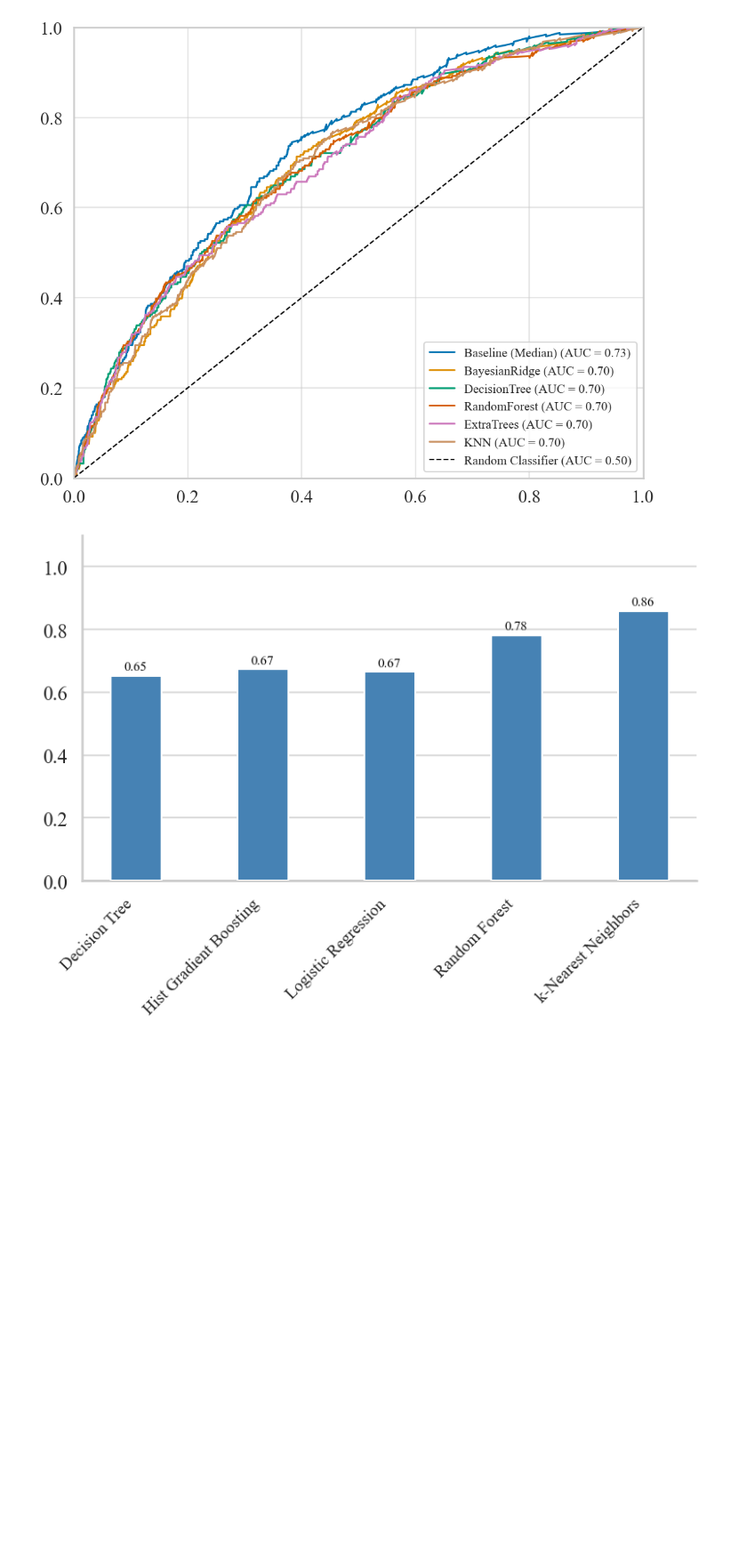
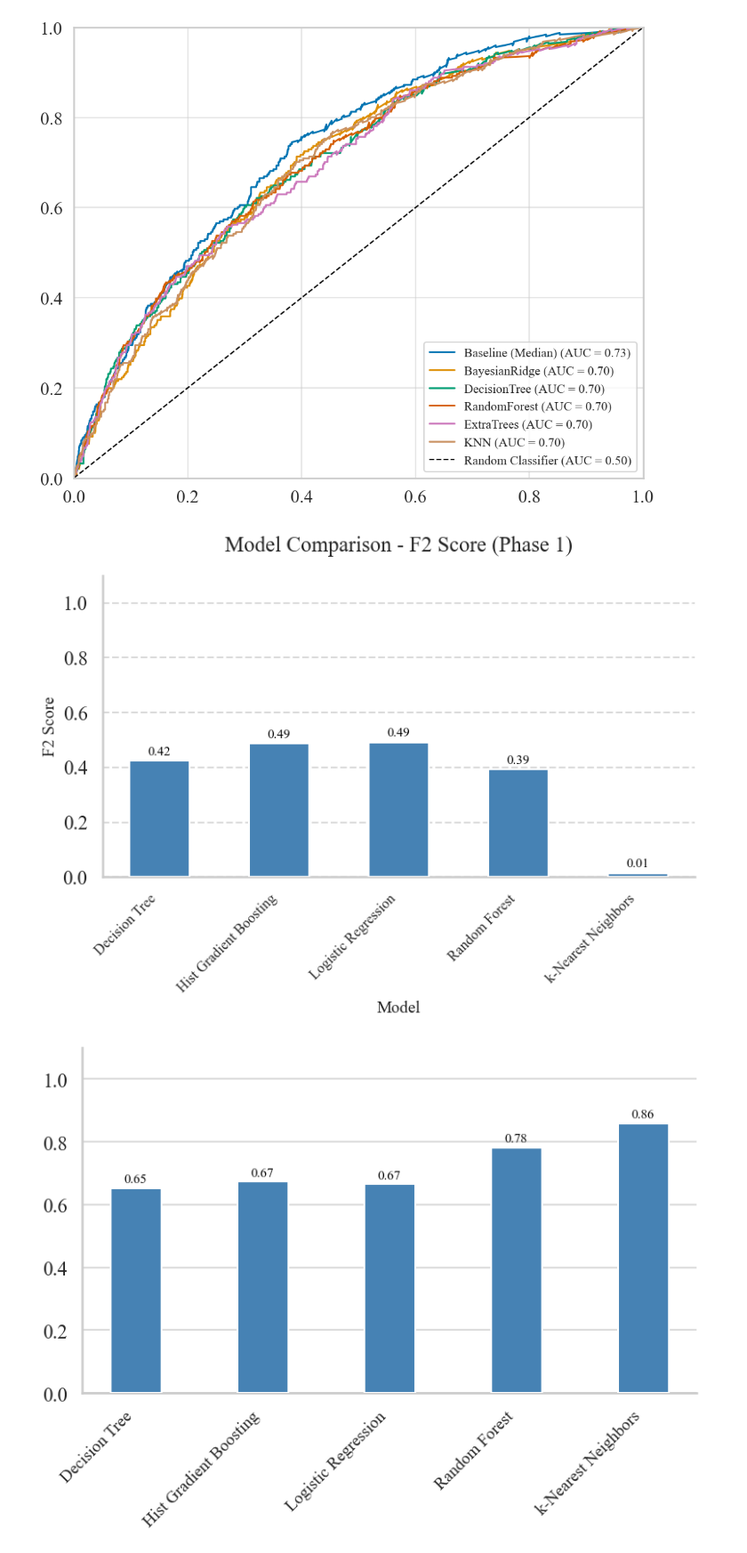
Before and after one commit to francescolatino67/icu_challenge, a Jupyter notebook: images_generator.ipynb, the cells around one changed output. Shown at 89% size. Saved outputs shown, nothing was run; the diff lists cells and outputs as text; code cells hidden in the pictures; blank space fills up the shorter version.

Commit message:
Generated presentation images

```diff
--- a/images_generator.ipynb
+++ b/images_generator.ipynb
@@ -365,6 +365,69 @@ plt.tight_layout()
 plt.savefig('results/roc_curves_phase2.png', dpi=300)
 # %% [output]
 [figure]
+# %%
+# --- 1. Set Font Configuration ---
+plt.rcParams['font.family'] = 'serif'
+plt.rcParams['font.serif'] = ['Times New Roman', 'Times', 'DejaVu Serif']
+plt.rcParams['font.size'] = 14
+
+# --- 2. Load Data and Compute F2 Score ---
+try:
+    df = pd.read_csv('phase1_metrics.csv')
+except FileNotFoundError:
+    df = pd.read_csv('results/phase1_metrics.csv')
+
+# Pivot the table to access Precision and Recall easily
+df_pivot = df.pivot(index='Model', columns='Metric', values='Value').reset_index()
+
+# Calculate F2 Score
+# Formula: (1 + beta^2) * (P * R) / ((beta^2 * P) + R) with beta = 2
+beta = 2
+df_pivot['F2 Score'] = (1 + beta**2) * (df_pivot['Precision'] * df_pivot['Recall']) / \
+                       ((beta**2 * df_pivot['Precision']) + df_pivot['Recall'])
+
+# Handle potential NaNs if denominator is 0
+df_pivot['F2 Score'] = df_pivot['F2 Score'].fillna(0)
+
+# Sort by Model for consistency
+df_pivot = df_pivot.sort_values('Model')
+
+# --- 3. Plotting ---
+plt.figure(figsize=(8, 6))
+
+# Create Bar Plot with same style as before
+bars = plt.bar(df_pivot['Model'], df_pivot['F2 Score'],
+               color='steelblue', zorder=3, width=0.5)
+
+# Titles and Labels
+plt.title('Model Comparison - F2 Score (Phase 1)', fontsize=18, pad=20)
+plt.ylabel('F2 Score', fontsize=14)
+plt.xlabel('Model', fontsize=14)
+
+# Rotate x-axis labels
+plt.xticks(rotation=45, ha='right', fontsize=12)
+
+# Styling: clean borders and horizontal grid only
+ax = plt.gca()
+ax.spines['top'].set_visible(False)
+ax.spines['right'].set_visible(False)
+ax.grid(axis='y', linestyle='--', alpha=0.7, zorder=0)
+ax.xaxis.grid(False)
+
+# Annotations
+for bar in bars:
+    height = bar.get_height()
+    plt.text(bar.get_x() + bar.get_width()/2., height + 0.01,
+             f'{height:.2f}',
+             ha='center', va='bottom', fontsize=11, color='black')
+
+# Adjust y-axis limit
+plt.ylim(0, 1.1)
+
+plt.tight_layout()
+plt.savefig('results\phase1_f2_score_comparison.png', dpi=300)
+# %% [output]
+[figure, added]
 # %%
 # --- 1. Set Font Configuration ---
 plt.rcParams['font.family'] = 'serif'
```
Also changed, not shown: parts of 2 cells of this notebook, 4 other files.
